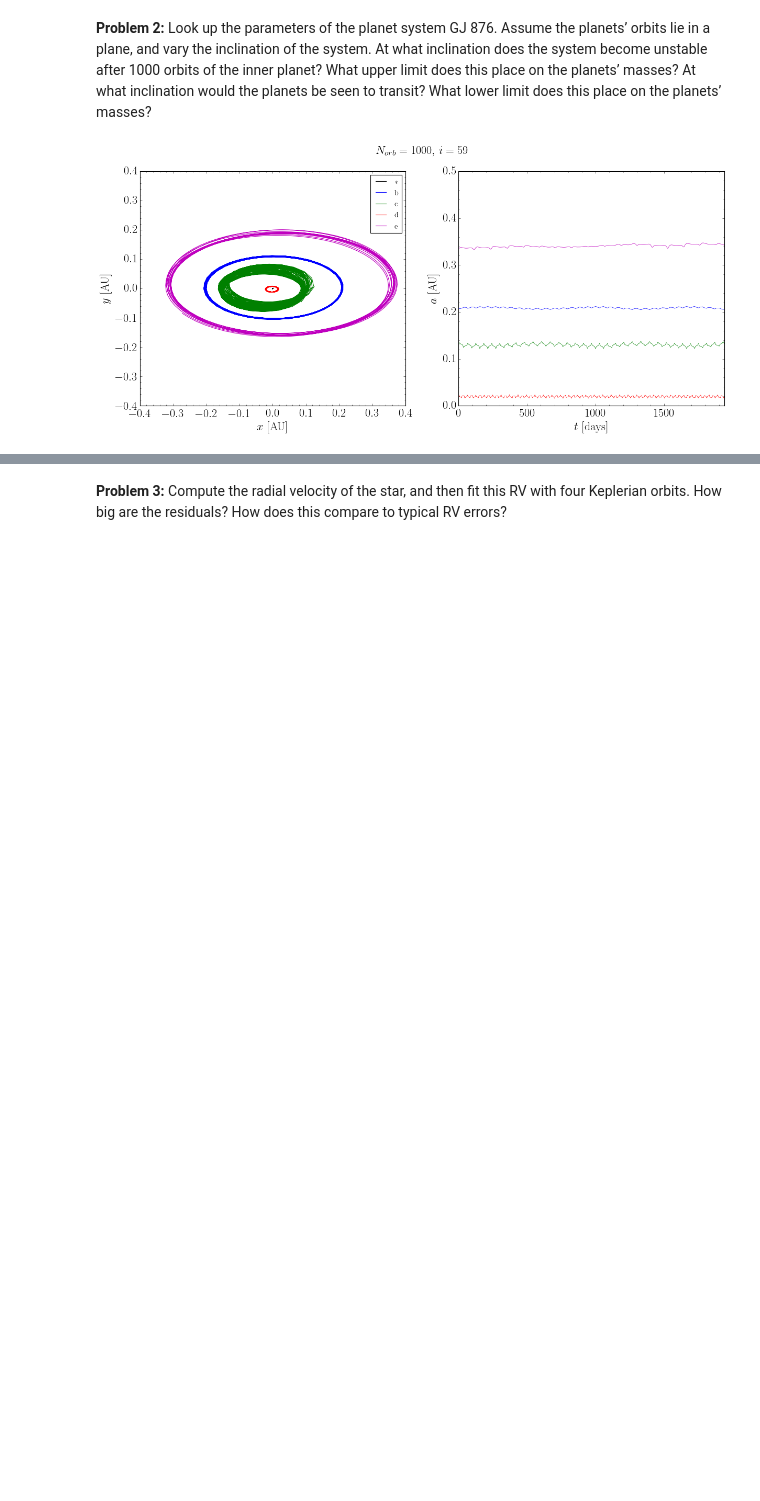
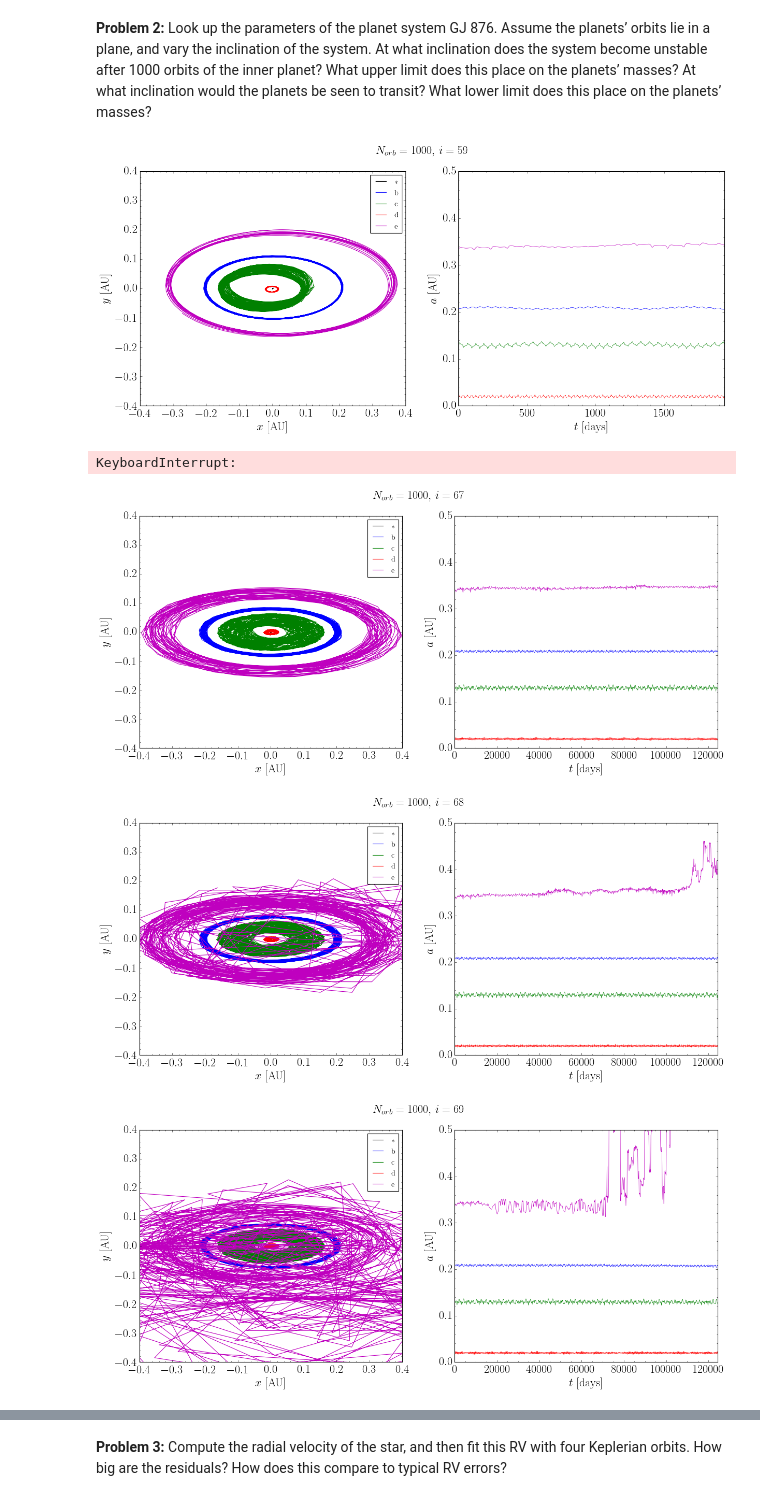
Before and after one commit to jbirky/exoplanet_models, a Jupyter notebook: transit_timing_variation.ipynb, the cells around one changed output, grey strips where cells are left out. Saved outputs shown, nothing was run; the diff lists cells and outputs as text; code cells hidden in the pictures; blank space fills up the shorter version.

```diff
--- a/transit_timing_variation.ipynb
+++ b/transit_timing_variation.ipynb
@@ -48,7 +52,7 @@ def inclination_mass(inc, mp):
     return mp * np.sin(i)/np.sin(inc)
 
 
-def plot_orbit(x_sim, y_sim, times):
+def plot_orbit(x_sim, y_sim, a_sim, times, show=True, save=True):
 
     fig, ax = plt.subplots(1, 2, figsize=[18,7])
     for k in np.arange(0,N+1):
@@ -62,14 +66,16 @@ def plot_orbit(x_sim, y_sim, times):
 
     for k in range(1,5):
         ax[1].plot(times, a_sim.T[k], linewidth=.6, color=colors[k])
-    ax[1].set_xlim(0, max(times))
+    ax[1].set_xlim(min(times), max(times))
     ax[1].set_ylim(0,.5)
     ax[1].set_ylabel(r'$a$ [AU]')
     ax[1].set_xlabel(r'$t$ [days]')
     ax[1].minorticks_on()
     plt.suptitle(r'$N_{orb}=%s,\, i=%s$'%(Norb, inc_d))
-    plt.savefig(f'plots/N{Norb}_i{inc_d}_sim.png')
-    plt.show()
+    if save == True:
+        plt.savefig(f'plots/N{Norb}_i{inc_d}_sim.png')
+    if show == True:
+        plt.show()
 
 
 def calculate_orbit(torb, inc_d, times, save=True):
@@ -127,7 +133,18 @@ plot_orbit(x_sim, y_sim, times)
 # %%
 # ========================
 # Calculate orbits for a grid of inclinations
 # ========================
 
-for inc_d in tqdm.tqdm(range(1,50)):
-    calculate_orbit(torb, inc_d, times, save=True);
+torb = P[3]
+Norb = 1000
+Noutputs = 1000
+times = np.linspace(0, Norb*torb, Noutputs)
+
+for inc_d in tqdm.tqdm(range(67,90)):
+    x_sim, y_sim, vz_sim, a_sim, w_sim, e_sim = calculate_orbit(torb, inc_d, times, save=True)
+    plot_orbit(x_sim, y_sim, a_sim, times, show=False)
+# %% [output]
+KeyboardInterrupt:
+[figure, added]
+[figure, added]
+[figure, added]
```
Also changed, not shown: parts of 15 cells of this notebook.
